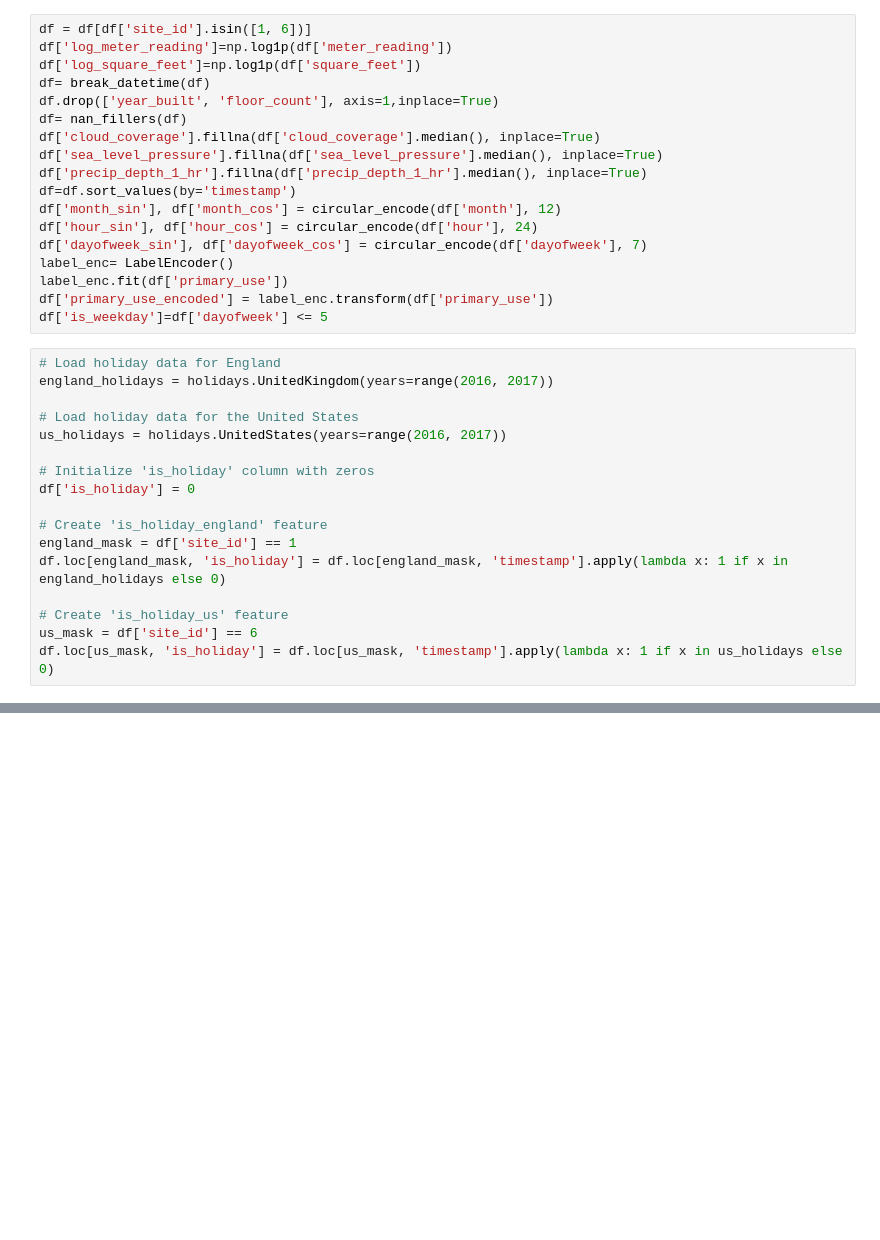
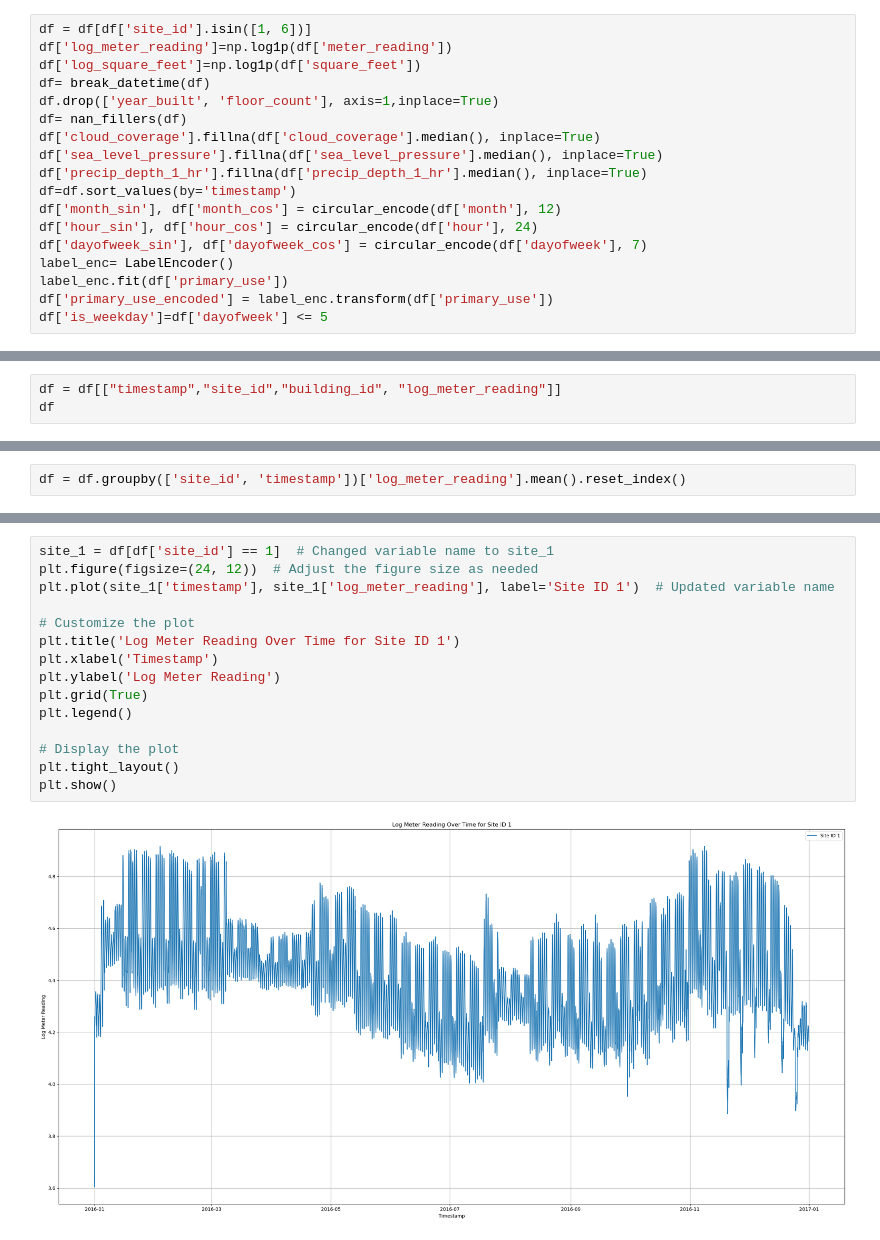
Before and after one commit to goksu-uzunturk/DI502_ElectricityPrediction, a Jupyter notebook: notebooks/MovingAverage.ipynb, the cells around one changed output, grey strips where cells are left out. Saved outputs shown, nothing was run; the diff lists cells and outputs as text; blank space fills up the shorter version.

```diff
--- a/notebooks/MovingAverage.ipynb
+++ b/notebooks/MovingAverage.ipynb
@@ -91,20 +91,3 @@ label_enc= LabelEncoder()
 label_enc.fit(df['primary_use'])
 df['primary_use_encoded'] = label_enc.transform(df['primary_use'])
 df['is_weekday']=df['dayofweek'] <= 5
-# %%
-# Load holiday data for England
-england_holidays = holidays.UnitedKingdom(years=range(2016, 2017))
-
-# Load holiday data for the United States
-us_holidays = holidays.UnitedStates(years=range(2016, 2017))
-
-# Initialize 'is_holiday' column with zeros
-df['is_holiday'] = 0
-
-# Create 'is_holiday_england' feature
-england_mask = df['site_id'] == 1
-df.loc[england_mask, 'is_holiday'] = df.loc[england_mask, 'timestamp'].apply(lambda x: 1 if x in england_holidays else 0)
-
-# Create 'is_holiday_us' feature
-us_mask = df['site_id'] == 6
-df.loc[us_mask, 'is_holiday'] = df.loc[us_mask, 'timestamp'].apply(lambda x: 1 if x in us_holidays else 0)
@@ -229,0 +94,3 @@ ValueError: x and y must have same first dimension, but have shapes (8781,) and
+# %%
+df = df[["timestamp","site_id","building_id", "log_meter_reading"]]
+df
@@ -229,0 +111,2 @@ ValueError: x and y must have same first dimension, but have shapes (8781,) and
+# %%
+df = df.groupby(['site_id', 'timestamp'])['log_meter_reading'].mean().reset_index()
@@ -229,0 +129,17 @@ ValueError: x and y must have same first dimension, but have shapes (8781,) and
+# %%
+site_1 = df[df['site_id'] == 1]  # Changed variable name to site_1
+plt.figure(figsize=(24, 12))  # Adjust the figure size as needed
+plt.plot(site_1['timestamp'], site_1['log_meter_reading'], label='Site ID 1')  # Updated variable name
+
+# Customize the plot
+plt.title('Log Meter Reading Over Time for Site ID 1')
+plt.xlabel('Timestamp')
+plt.ylabel('Log Meter Reading')
+plt.grid(True)
+plt.legend()
+
+# Display the plot
+plt.tight_layout()
+plt.show()
+# %% [output]
+[figure, added]
```
Also changed, not shown: parts of 11 cells of this notebook.
